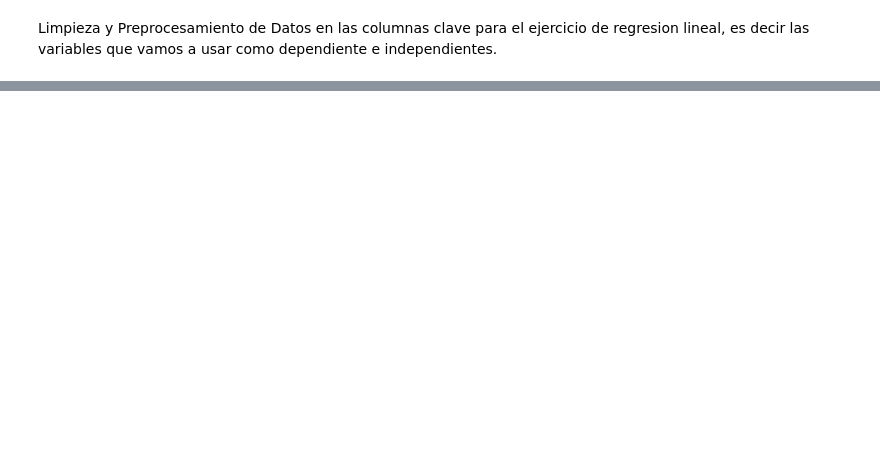
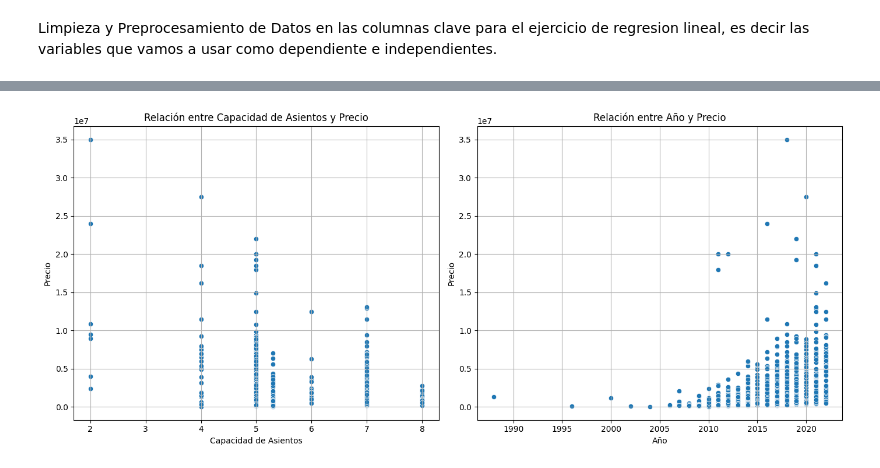
Before and after one commit to MauricioSalazarP/analisisFase3, a Jupyter notebook: Modelos/Regresion_Lineal/Lineal.ipynb, the cells around one changed output, grey strips where cells are left out. Saved outputs shown, nothing was run; the diff lists cells and outputs as text; code cells hidden in the pictures; blank space fills up the shorter version.

```diff
--- a/Modelos/Regresion_Lineal/Lineal.ipynb
+++ b/Modelos/Regresion_Lineal/Lineal.ipynb
@@ -233,0 +317,25 @@ TypeError: Cannot convert ['87 bhp @ 6000 rpm' '74 bhp @ 4000 rpm' '79 bhp @ 600
+# %%
+# Definir la figura y los ejes
+plt.figure(figsize=(14, 6))
+
+# Gráfico de dispersión para Seating Capacity vs Price
+plt.subplot(1, 2, 1)
+sns.scatterplot(data=df, x='Seating Capacity', y='Price')
+plt.title('Relación entre Capacidad de Asientos y Precio')
+plt.xlabel('Capacidad de Asientos')
+plt.ylabel('Precio')
+plt.grid(True)
+
+# Gráfico de dispersión para Year vs Price
+plt.subplot(1, 2, 2)
+sns.scatterplot(data=df, x='Year', y='Price')
+plt.title('Relación entre Año y Precio')
+plt.xlabel('Año')
+plt.ylabel('Precio')
+plt.grid(True)
+
+# Mostrar los gráficos
+plt.tight_layout()
+plt.show()
+# %% [output]
+[figure, added]
```
Also changed, not shown: parts of 18 cells of this notebook.
